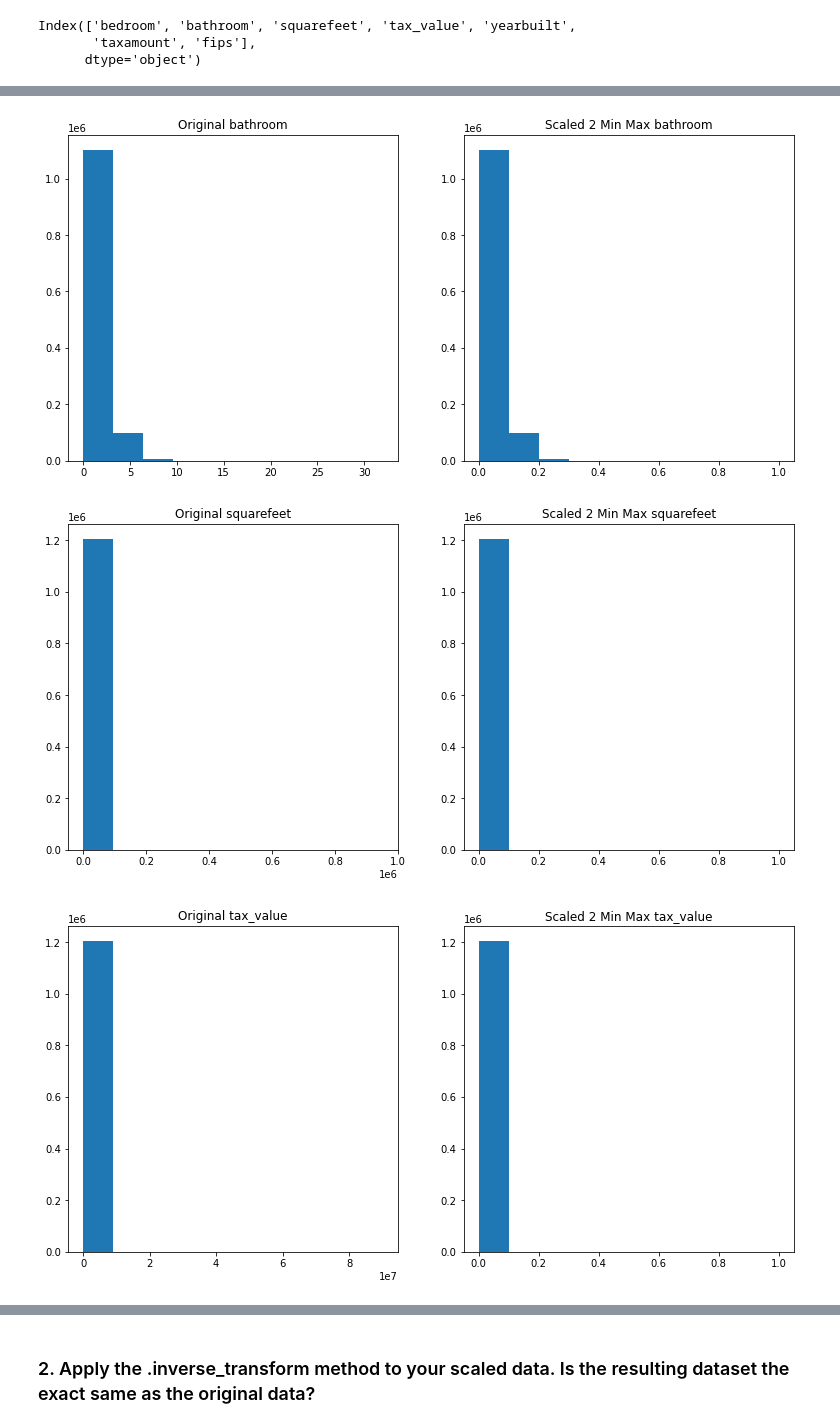
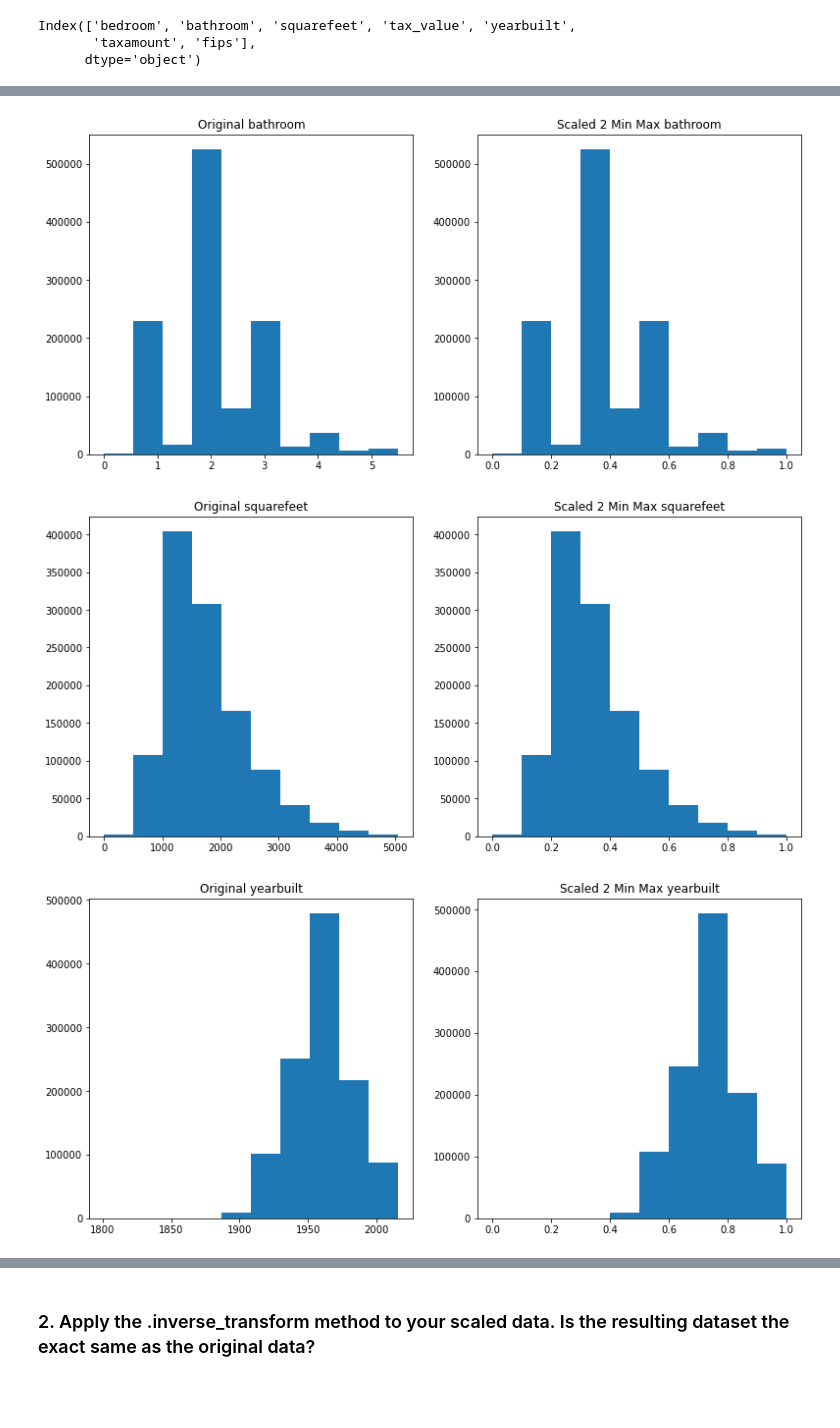
Before and after one commit to Yvette-Ibarra/regression-exercises, a Jupyter notebook: scaling.ipynb, the cells around one changed output, grey strips where cells are left out. Drawn from its saved outputs; the diff is of its cells as text; code cells hidden in the pictures; blank space fills up the shorter version.

Commit message:
update scalers

```diff
--- a/scaling.ipynb
+++ b/scaling.ipynb
@@ -20 +25,3 @@ x_train, x_validate = train_test_split(x_train_and_validate)
+# %%
+train, validate, test = w.split_data(df)
 # %%
@@ -52,7 +76,7 @@ x_train.describe().T
 ### 1. Apply the scalers we talked about in this lesson to your data and visualize the results for the unscaled and scaled distribution .
 # %%
 # must be df.copy otherwise df_scaled will also change df scale
-x_scaled= x_train.copy()
-x_scaled2= x_train.copy()
-x_scaled3= x_train.copy()
+train_scaled= train.copy()
+train_scaled2= train.copy()
+train_scaled3= train.copy()
 # %%
@@ -61,10 +85,14 @@ x_train.columns
 Index(['bedroom', 'bathroom', 'squarefeet', 'tax_value', 'yearbuilt',
        'taxamount', 'fips'],
       dtype='object')
+# %%
+# columns to scale
+columns_to_scale = ['bedroom', 'bathroom','squarefeet','yearbuilt','taxamount']
 # %%
-cols = ['bedroom', 'bathroom', 'squarefeet', 'tax_value', 'yearbuilt',
-       'taxamount']
+# make object to store scaler MinMax scaler
 scaler1 = sklearn.preprocessing.MinMaxScaler()
-scaler1.fit(x_scaled[cols])
 
-x_scaled[cols] = scaler1.transform(x_scaled[cols])
+#fit the scaler to columns
+scaler1.fit(train_scaled[columns_to_scale])
+
+train_scaled[columns_to_scale] = scaler1.transform(train_scaled[columns_to_scale])
@@ -71,10 +108,11 @@ x_scaled[cols] = scaler1.transform(x_scaled[cols])
 # %%
-for i in cols:
+for i in columns_to_scale:
     plt.figure(figsize=(13, 6))
     plt.subplot(121)
-    plt.hist(data=x_train, x= i,bins=10)
     plt.title(f'Original {i}')
+    plt.hist(data=train, x= i,bins=10)
+
     plt.subplot(122)
-    plt.hist(data=x_scaled, x= i,bins=10)
+    plt.hist(data=train_scaled, x= i,bins=10)
     plt.title(f'Scaled 2 Min Max {i}');
 # %% [output]
@@ -82,3 +120,3 @@ for i in cols:
-[figure, old version]
+[figure, new version]
-[figure, old version]
+[figure, new version]
-[figure, old version]
+[figure, new version]
```
Also changed, not shown: parts of 32 cells of this notebook.
